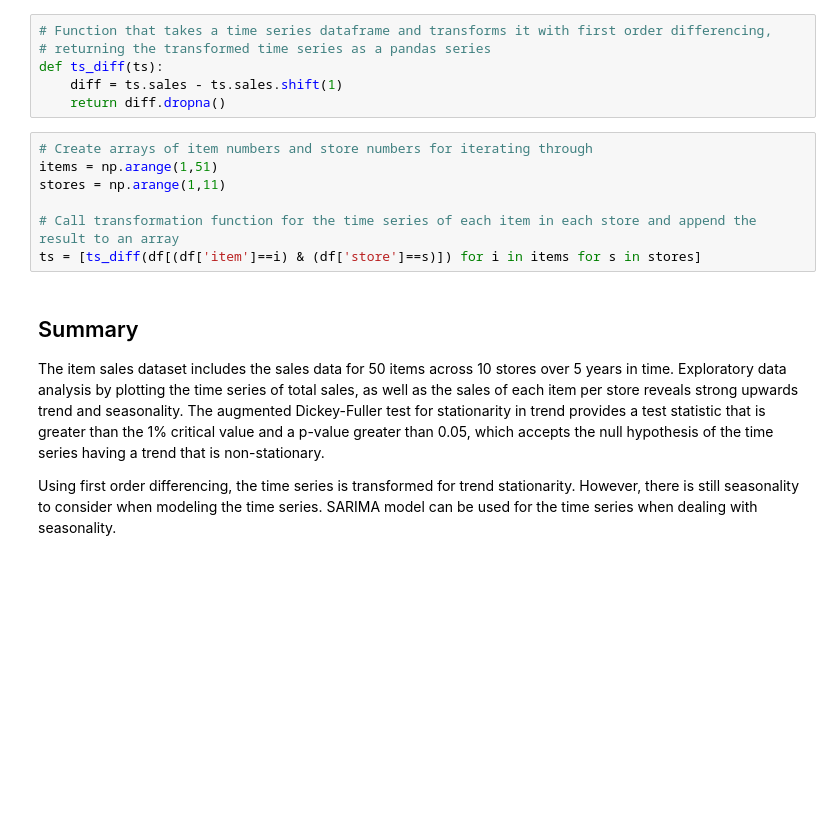
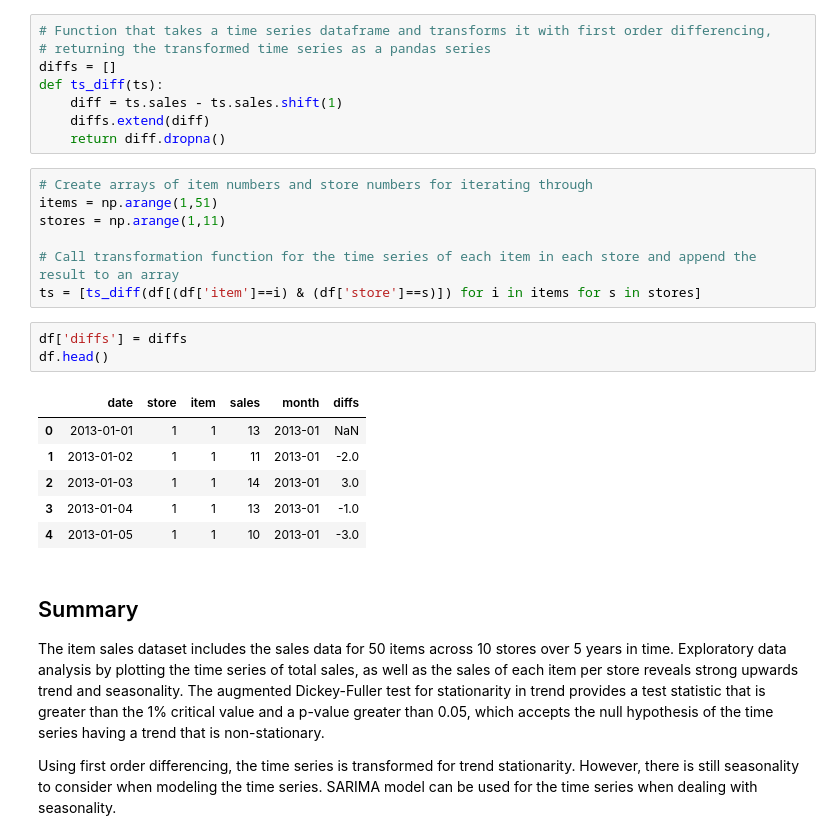
Before and after one commit to chejuichia/DataScienceStudy, a Jupyter notebook: Capstone Project 2/notebooks/eda.ipynb, the cells around one changed output. Cells and saved outputs as stored; diff of their text form; blank space fills up the shorter version.

```diff
--- a/Capstone Project 2/notebooks/eda.ipynb
+++ b/Capstone Project 2/notebooks/eda.ipynb
@@ -250,8 +246,10 @@ Once we know the transformation needed based on the explorations of item 1 at st
 # %%
 # Function that takes a time series dataframe and transforms it with first order differencing,
 # returning the transformed time series as a pandas series
+diffs = []
 def ts_diff(ts):
     diff = ts.sales - ts.sales.shift(1)
+    diffs.extend(diff)
     return diff.dropna()
 # %%
 # Create arrays of item numbers and store numbers for iterating through
@@ -260,6 +258,16 @@ stores = np.arange(1,11)
 
 # Call transformation function for the time series of each item in each store and append the result to an array
 ts = [ts_diff(df[(df['item']==i) & (df['store']==s)]) for i in items for s in stores]
+# %%
+df['diffs'] = diffs
+df.head()
+# %% [output]
+|  | date | store | item | sales | month | diffs |
+| 0 | 2013-01-01 | 1 | 1 | 13 | 2013-01 | NaN |
+| 1 | 2013-01-02 | 1 | 1 | 11 | 2013-01 | -2.0 |
+| 2 | 2013-01-03 | 1 | 1 | 14 | 2013-01 | 3.0 |
+| 3 | 2013-01-04 | 1 | 1 | 13 | 2013-01 | -1.0 |
+| 4 | 2013-01-05 | 1 | 1 | 10 | 2013-01 | -3.0 |
 # %% [markdown]
 ## Summary
 
```
Also changed, not shown: parts of 2 cells of this notebook.
